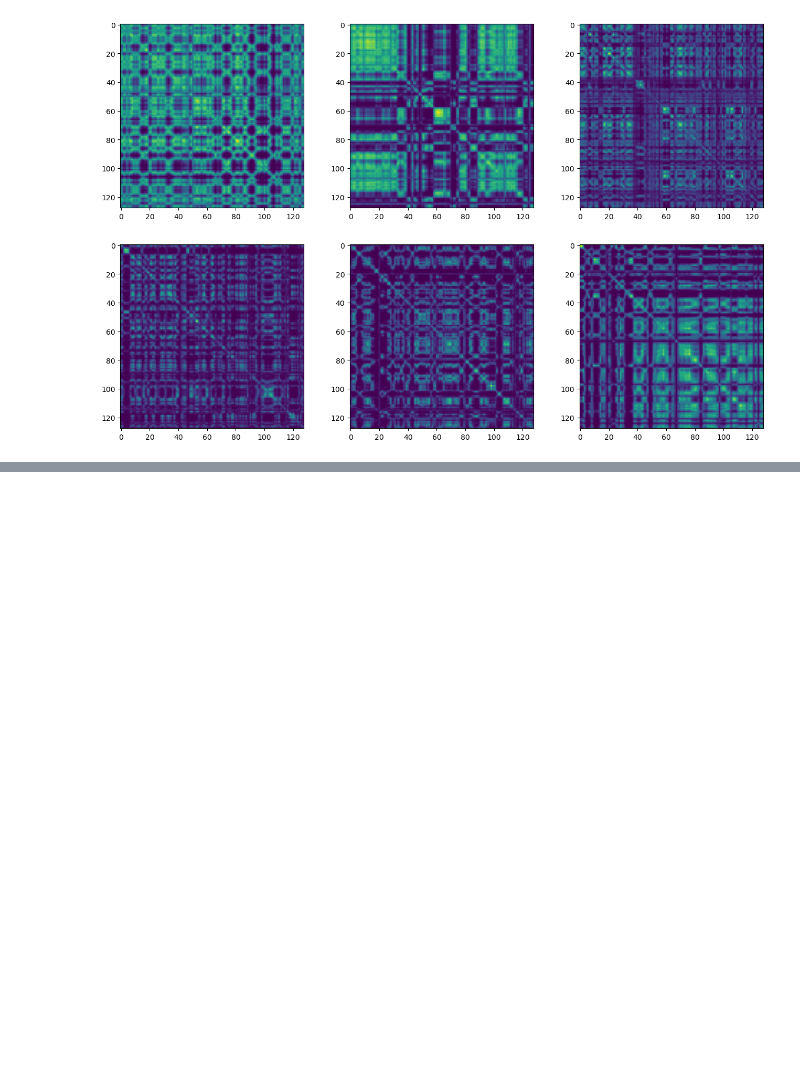
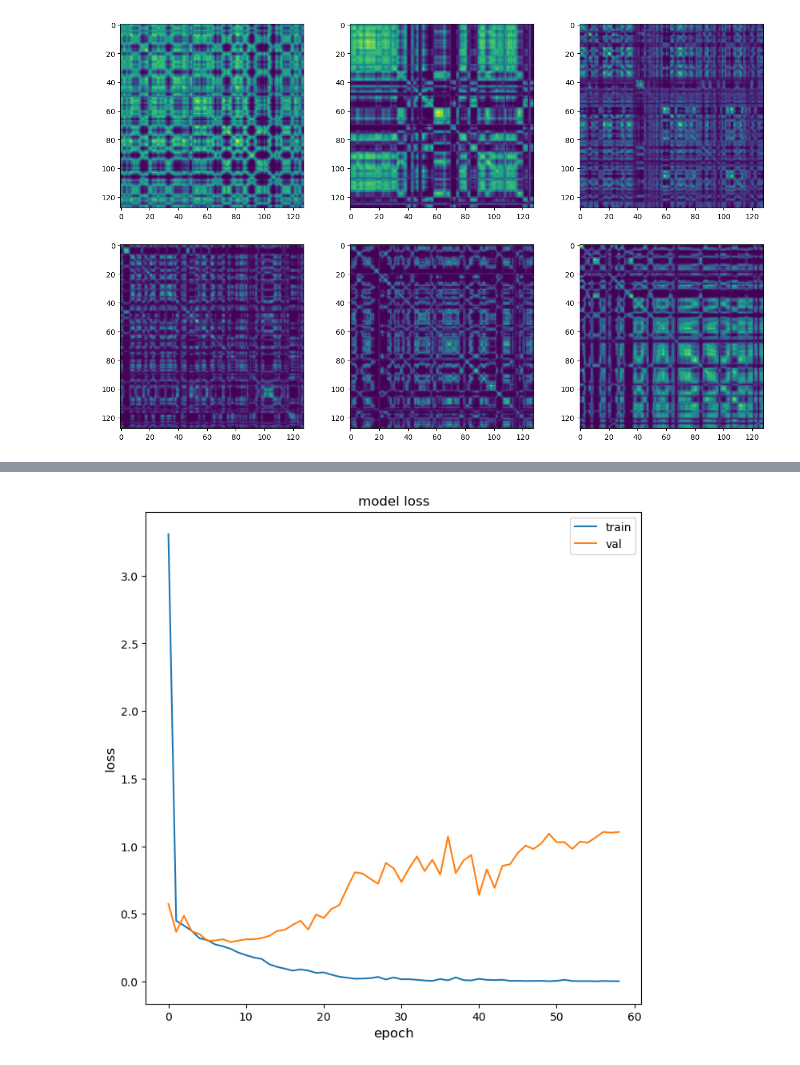
Before and after one commit to keigo8711/cnn_RecurrencePlot, a Jupyter notebook: cnn2d_RP_clatification.ipynb, the cells around one changed output, grey strips where cells are left out. Cells and saved outputs as stored; diff of their text form; code cells hidden in the pictures; blank space fills up the shorter version.

```diff
--- a/cnn2d_RP_clatification.ipynb
+++ b/cnn2d_RP_clatification.ipynb
@@ -308,0 +305,13 @@ plt.close()
+# %%
+metric = "loss"
+plt.figure()
+plt.plot(history.history[metric])
+plt.plot(history.history["val_" + metric])
+plt.title("model " + metric)
+plt.ylabel(metric, fontsize="large")
+plt.xlabel("epoch", fontsize="large")
+plt.legend(["train", "val"], loc="best")
+plt.show()
+plt.close()
+# %% [output]
+[figure, added]
```
Also changed, not shown: parts of 4 cells of this notebook.
